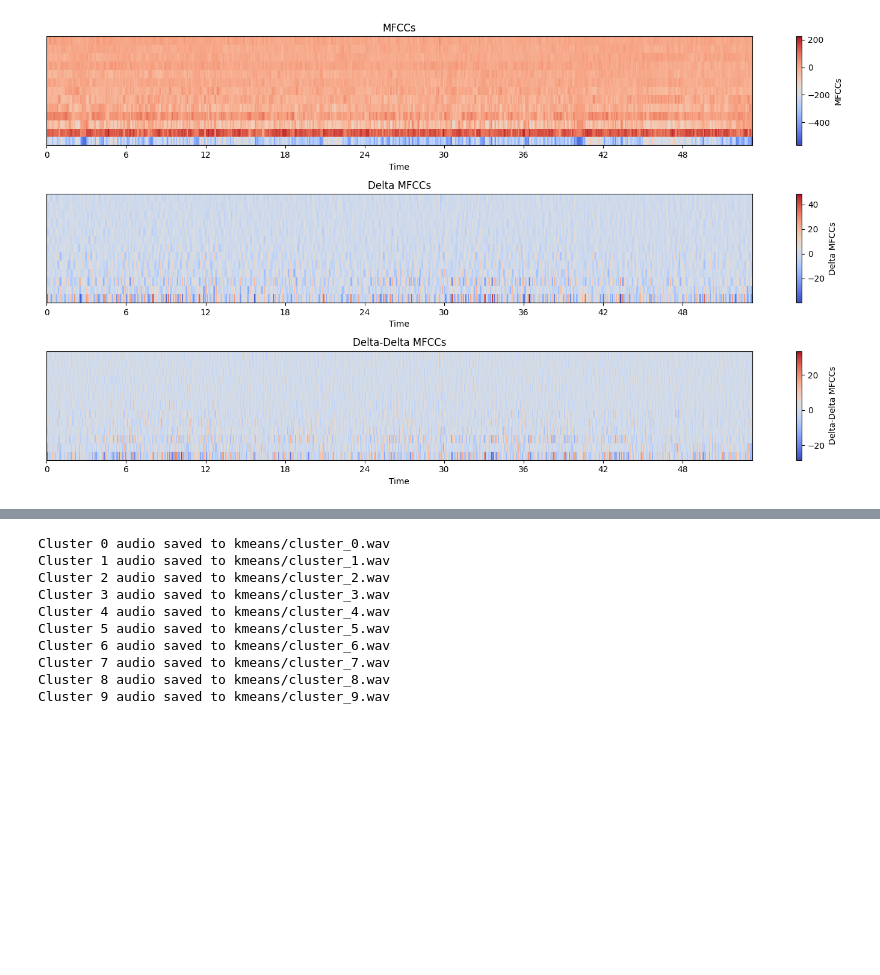
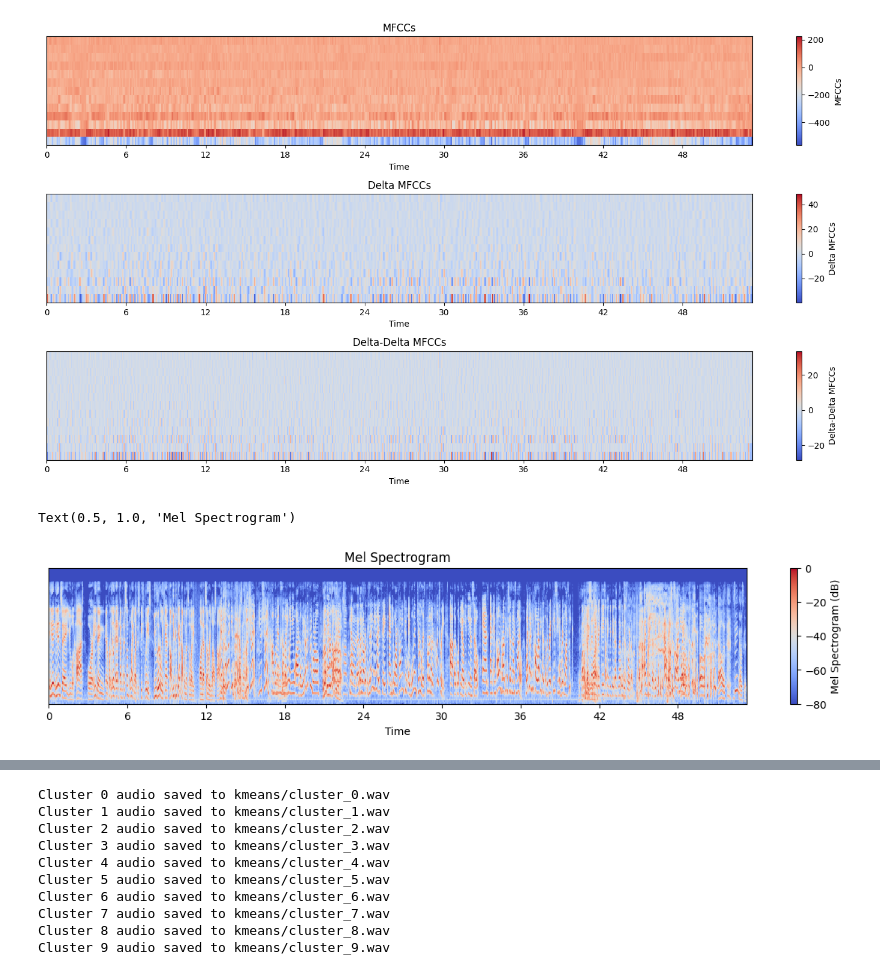
Before and after one commit to rukna40/Speaker-Diarization-and-Language-Classification, a Jupyter notebook: kmeans.ipynb, the cells around one changed output, grey strips where cells are left out. Drawn from its saved outputs; the diff is of its cells as text; code cells hidden in the pictures; blank space fills up the shorter version.

```diff
--- a/kmeans.ipynb
+++ b/kmeans.ipynb
@@ -35,6 +35,21 @@ plt.tight_layout()
 plt.show()
 # %% [output]
 [figure]
+# %%
+mel_spectrogram = librosa.feature.melspectrogram(y=y, sr=sr, n_mels=128)
+mel_spectrogram_delta = librosa.feature.delta(mel_spectrogram)
+mel_spectrogram_delta = librosa.feature.delta(mel_spectrogram)
+
+
+plt.figure(figsize=(15, 8))
+
+plt.subplot(3, 1, 1)
+librosa.display.specshow(librosa.power_to_db(mel_spectrogram, ref=np.max), x_axis='time', sr=sr, cmap='coolwarm')
+plt.colorbar(label='Mel Spectrogram (dB)')
+plt.title('Mel Spectrogram')
+# %% [output]
+Text(0.5, 1.0, 'Mel Spectrogram')
+[figure, added]
 # %%
 scaler = StandardScaler()
 mfccs = mfccs.T
```
Also changed, not shown: parts of 2 cells of this notebook, 1 other file.
